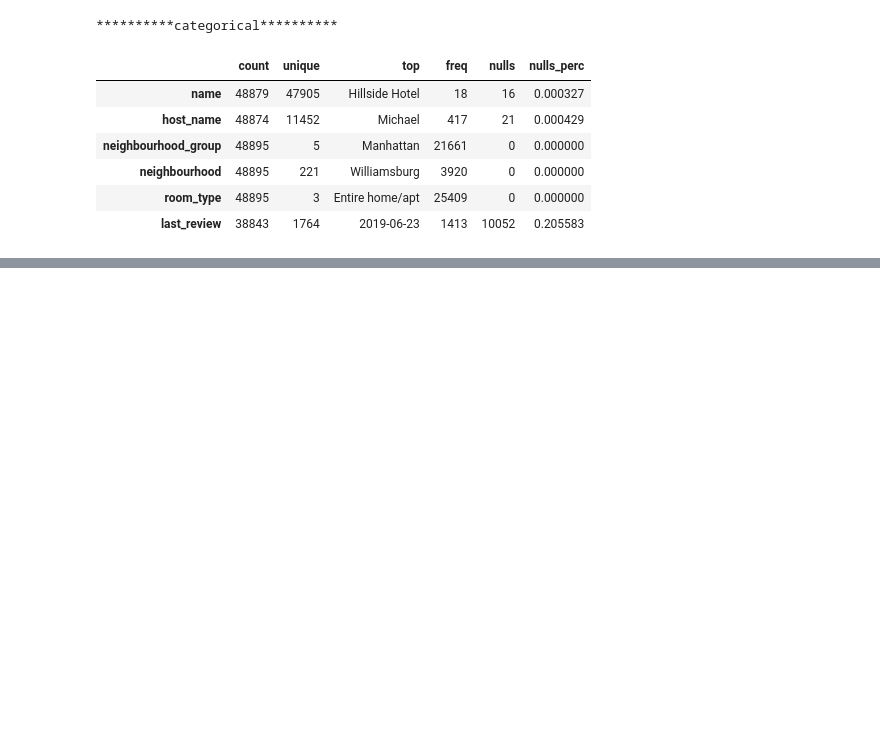
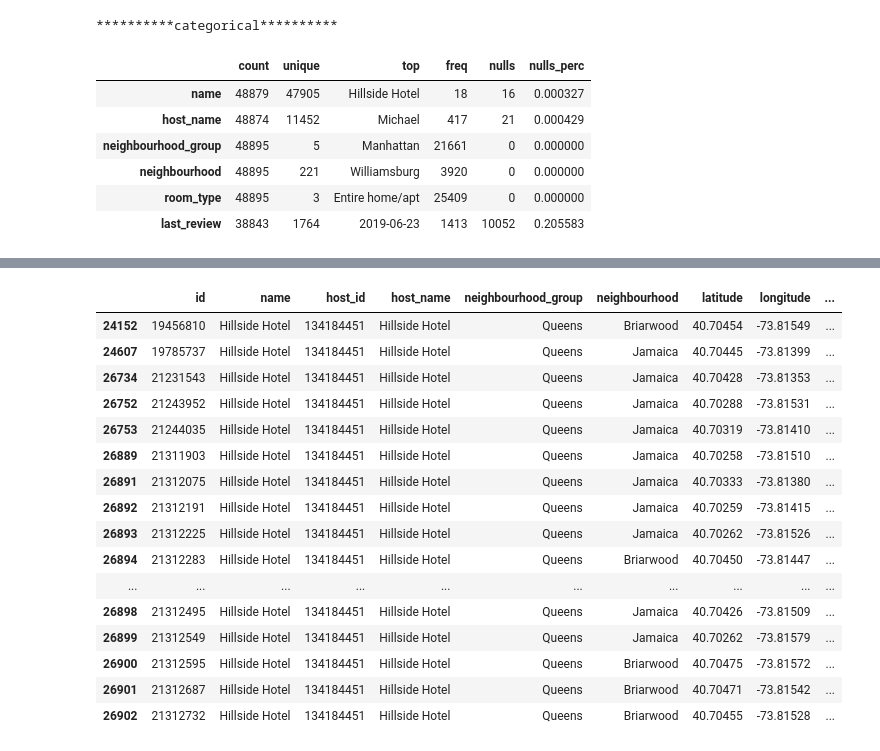
Before and after one commit to andreaj-it/machine-learning-python-template, a Jupyter notebook: src/explore.ipynb, the cells around one changed output, grey strips where cells are left out. Drawn from its saved outputs; the diff is of its cells as text; code cells hidden in the pictures; blank space fills up the shorter version.

```diff
--- a/src/explore.ipynb
+++ b/src/explore.ipynb
@@ -99,0 +207,32 @@ shape  (48895, 16)
+# %%
+
+
+def procesamiento(df,columns=[]):
+    # code
+    return df
+
+df_airbnb[df_airbnb['name'].values == 'Hillside Hotel']
+
+#tendriamos q limpiar los espacios del final y comienzo del string
+
+#df_airbnb[df_airbnb['name'] == '5144-Prime Doorman!78ST & Madison']
+
+#como identificar un edificio ?
+# %% [output]
+|  | id | name | host_id | host_name | neighbourhood_group | neighbourhood | latitude | longitude | ... |
+| 24152 | 19456810 | Hillside Hotel | 134184451 | Hillside Hotel | Queens | Briarwood | 40.70454 | -73.81549 | ... |
+| 24607 | 19785737 | Hillside Hotel | 134184451 | Hillside Hotel | Queens | Jamaica | 40.70445 | -73.81399 | ... |
+| 26734 | 21231543 | Hillside Hotel | 134184451 | Hillside Hotel | Queens | Jamaica | 40.70428 | -73.81353 | ... |
+| 26752 | 21243952 | Hillside Hotel | 134184451 | Hillside Hotel | Queens | Jamaica | 40.70288 | -73.81531 | ... |
+| 26753 | 21244035 | Hillside Hotel | 134184451 | Hillside Hotel | Queens | Jamaica | 40.70319 | -73.81410 | ... |
+| 26889 | 21311903 | Hillside Hotel | 134184451 | Hillside Hotel | Queens | Jamaica | 40.70258 | -73.81510 | ... |
+| 26891 | 21312075 | Hillside Hotel | 134184451 | Hillside Hotel | Queens | Jamaica | 40.70333 | -73.81380 | ... |
+| 26892 | 21312191 | Hillside Hotel | 134184451 | Hillside Hotel | Queens | Jamaica | 40.70259 | -73.81415 | ... |
+| 26893 | 21312225 | Hillside Hotel | 134184451 | Hillside Hotel | Queens | Jamaica | 40.70262 | -73.81526 | ... |
+| 26894 | 21312283 | Hillside Hotel | 134184451 | Hillside Hotel | Queens | Briarwood | 40.70450 | -73.81447 | ... |
+| ... | ... | ... | ... | ... | ... | ... | ... | ... | ... |
+| 26898 | 21312495 | Hillside Hotel | 134184451 | Hillside Hotel | Queens | Jamaica | 40.70426 | -73.81509 | ... |
+| 26899 | 21312549 | Hillside Hotel | 134184451 | Hillside Hotel | Queens | Jamaica | 40.70262 | -73.81579 | ... |
+| 26900 | 21312595 | Hillside Hotel | 134184451 | Hillside Hotel | Queens | Briarwood | 40.70475 | -73.81572 | ... |
+| 26901 | 21312687 | Hillside Hotel | 134184451 | Hillside Hotel | Queens | Briarwood | 40.70471 | -73.81542 | ... |
+| 26902 | 21312732 | Hillside Hotel | 134184451 | Hillside Hotel | Queens | Briarwood | 40.70455 | -73.81528 | ... |
```
Also changed, not shown: parts of 15 cells of this notebook, 2 other files.
